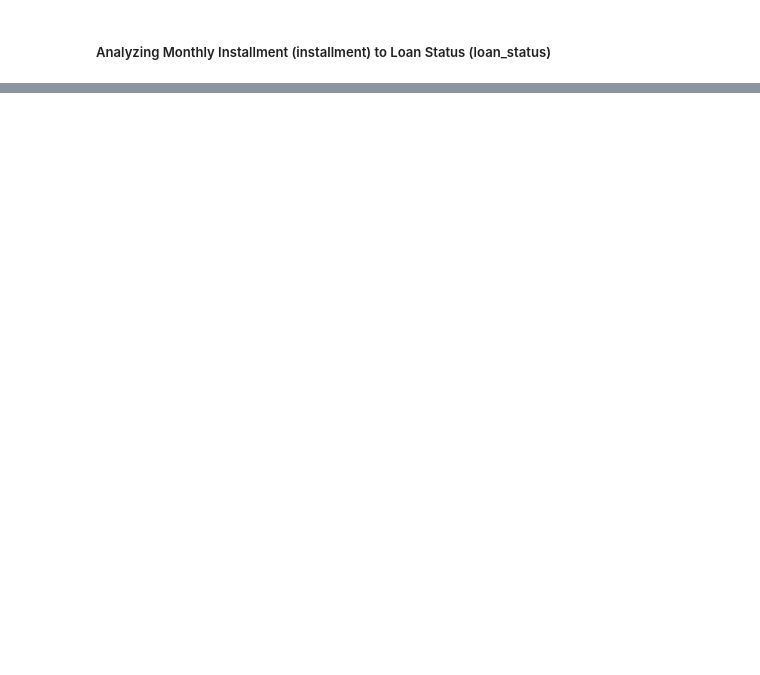
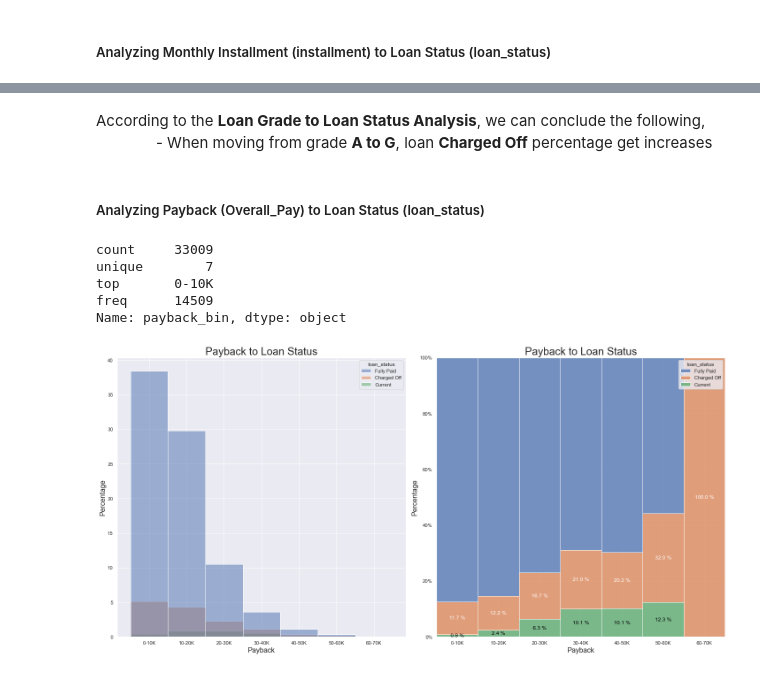
Before and after one commit to edwinttmm/LendingClubCaseStudy, a Jupyter notebook: LendingClubCaseStudySolution.ipynb, the cells around one changed output, grey strips where cells are left out. Saved outputs shown, nothing was run; the diff lists cells and outputs as text; code cells hidden in the pictures; blank space fills up the shorter version.

```diff
--- a/LendingClubCaseStudySolution.ipynb
+++ b/LendingClubCaseStudySolution.ipynb
@@ -763,0 +806,5 @@ bivar_plotting('installment_bin','Monthly Installment', 'Percentage', 'Monthly I
+# %% [markdown]
+According to the __Loan Grade to Loan Status Analysis__, we can conclude the following,<br>
+&emsp;&emsp;&emsp;&emsp;- When moving from grade __A to G__, loan __Charged Off__ percentage get increases
+# %% [markdown]
+##### Analyzing Payback (Overall_Pay) to Loan Status (loan_status)
@@ -763,0 +814,16 @@ bivar_plotting('installment_bin','Monthly Installment', 'Percentage', 'Monthly I
+# %%
+# bin for the overall pay
+binpayback= [0, 10000, 20000, 30000, 40000,50000,60000, 70000]
+labelpayback = ['0-10K','10-20K','20-30K','30-40K','40-50K','50-60K','60-70K']
+loan_data['payback_bin']=pd.cut(loan_data['Overall_Pay'],bins =binpayback, labels=labelpayback)
+print(loan_data['payback_bin'].describe())
+# %% [output]
+count     33009
+unique        7
+top       0-10K
+freq      14509
+Name: payback_bin, dtype: object
+# %%
+bivar_plotting('payback_bin','Payback', 'Percentage', 'Payback to Loan Status')
+# %% [output]
+[figure, added]
```
Also changed, not shown: parts of 32 cells of this notebook.
